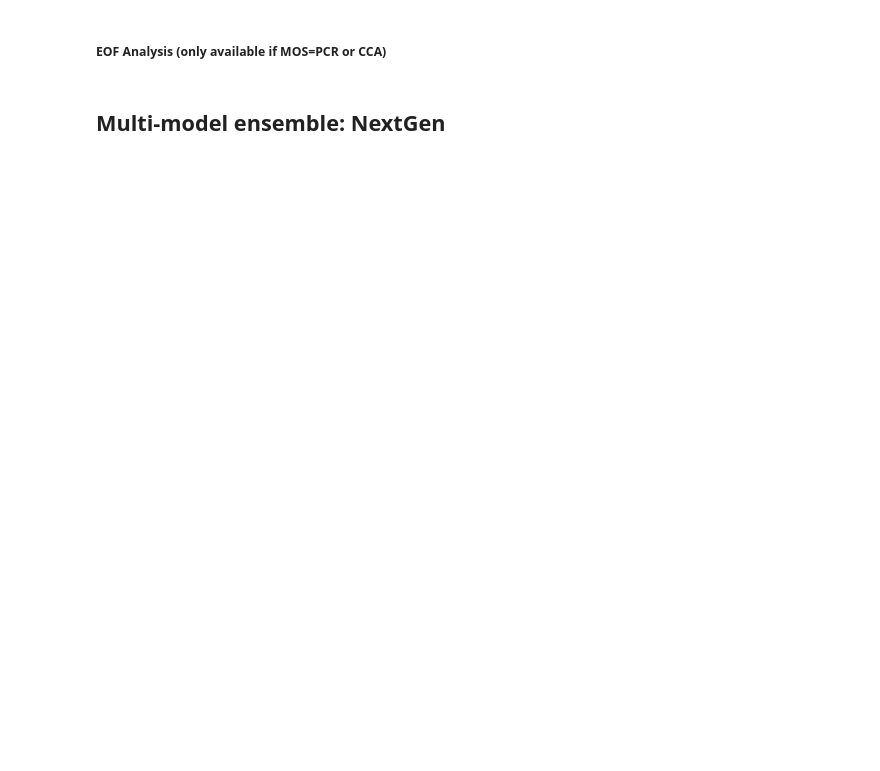
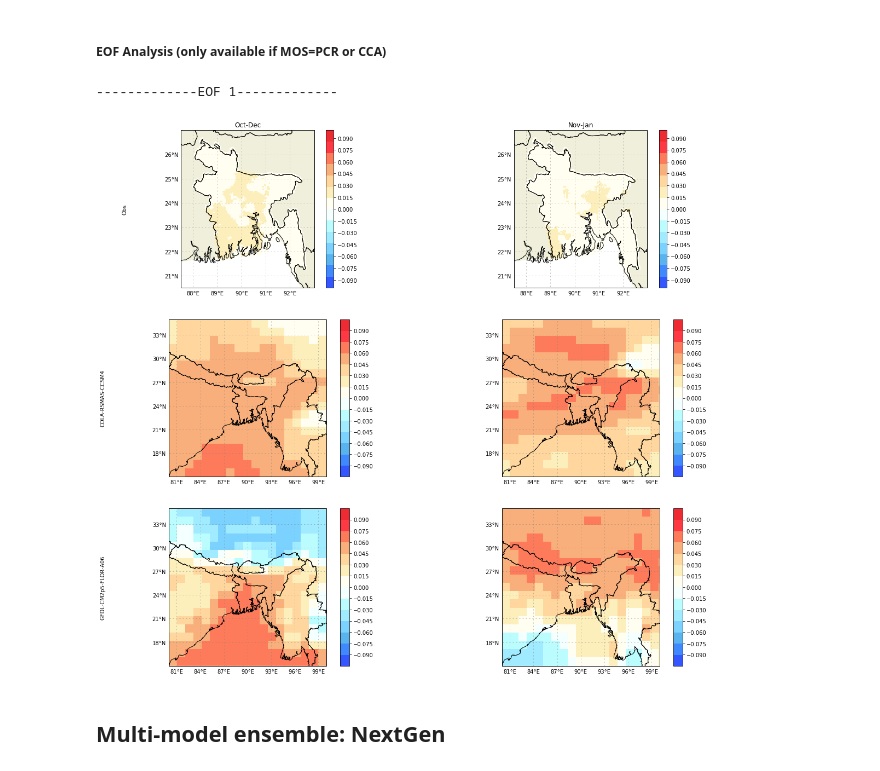
Before and after one commit to nachiketaacharya/PyCPT_Seasonal, a Jupyter notebook: pycpt_seasonal.ipynb, the cells around one changed output. Cells and saved outputs as stored; diff of their text form; code cells hidden in the pictures; blank space fills up the shorter version.

```diff
--- a/pycpt_seasonal.ipynb
+++ b/pycpt_seasonal.ipynb
@@ -288,26 +180,12 @@ FileNotFoundError: [Errno 2] No such file or directory: '../output/COLA-RSMAS-CC
 # %% [markdown]
 ##### EOF Analysis (only available if MOS=PCR or CCA)
-# %%
-#monss=['Dec-Feb','Mar-May','Jun-Aug','Sep-Nov']   #Needs to be any of the seasons computed.
-monss=['Nov-Jan', 'Dec-Feb']
-
-print("Present folder:")
-if platform.system() == 'Windows':
-    %cd $workdir\output
-else:
-    %cd $workdir/output
-print('')
-print('')
-
-# Skill scores loop
-nmodes=3
-if MOS != "None":
-    for imod in range(nmodes):
-        plteofs(models,PREDICTAND,imod,nmodes,wlo1,elo1,sla1,nla1,fprefix,mpref,tgts, mons,monss,fyr, obs)  #try to plot predictor domain
-        print("Mode "+str(imod+1))
-        #plt.show()
-        plt.savefig("2_eof"+str(imod+1)+".png",dpi=500)
-        #plt.close()
-        plt.show()
+# %%
+# Skill scores loop
+if MOS in ['PCR', 'CCA']:
+    for imod in range(nmodes):
+        plteofs(models,PREDICTAND,imod,nmodes,wlo1,elo1,sla1,nla1,fprefix,mpref,tgts, mons,tgts,fyr, obs)
+# %% [output]
+-------------EOF 1-------------
+[figure, added]
 # %% [markdown]
 ## Multi-model ensemble: NextGen
```
Also changed, not shown: parts of 21 cells of this notebook, 1 other file.
